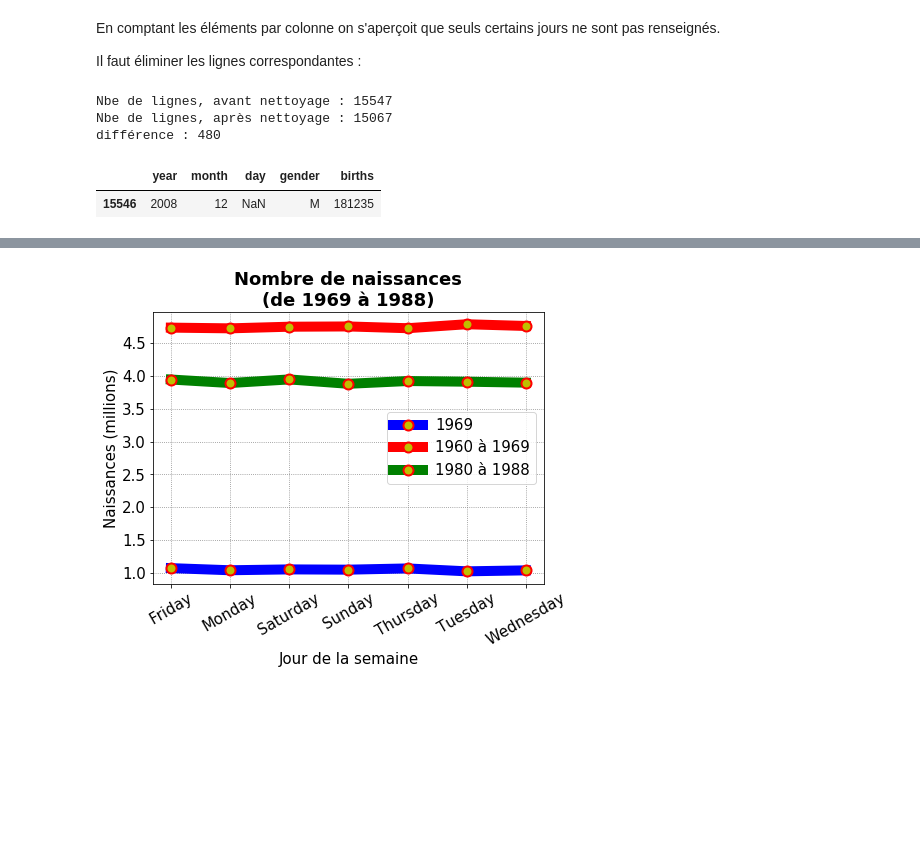
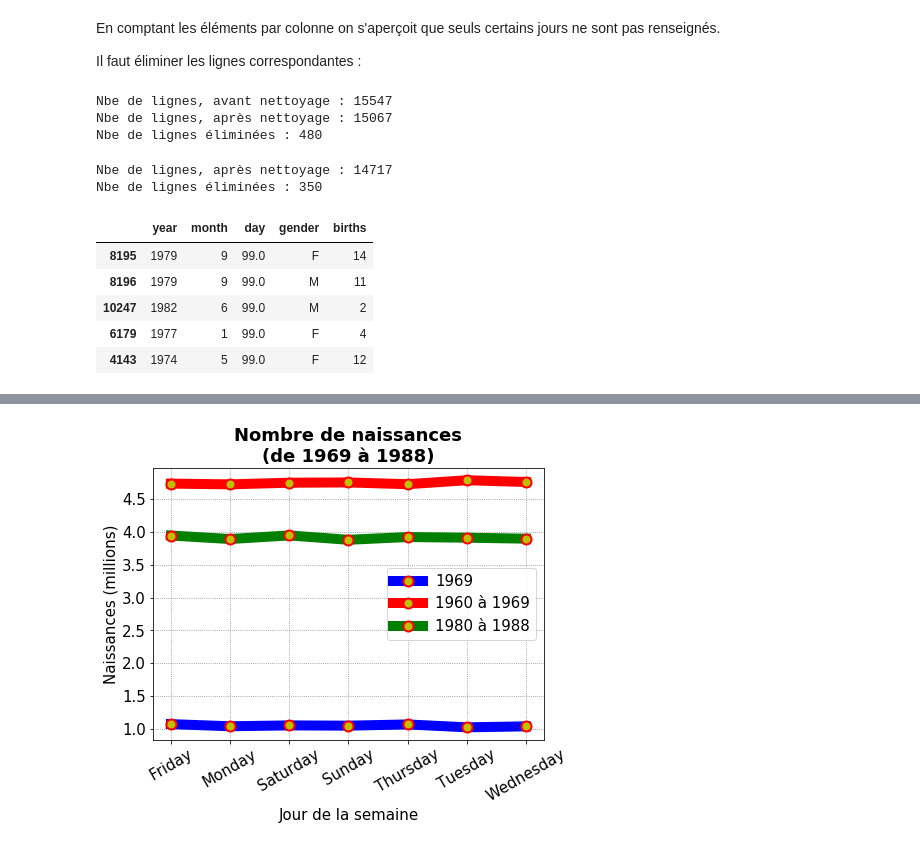
Before and after one commit to SmellyArmure/04-Jupyter, a Jupyter notebook: Exo-CartesVoeux/Exo-CartesVoeux.ipynb, the cells around one changed output, grey strips where cells are left out. Drawn from its saved outputs; the diff is of its cells as text; code cells hidden in the pictures; blank space fills up the shorter version.

```diff
--- a/Exo-CartesVoeux/Exo-CartesVoeux.ipynb
+++ b/Exo-CartesVoeux/Exo-CartesVoeux.ipynb
@@ -37,20 +37,37 @@ print("Nbe de lignes, avant nettoyage :" , birth_df0.index.size)
 birth_df1 = birth_df0.dropna(subset = ['year','month','day'], inplace=False)
 
 #index des lignes éliminées
-temp = list(set(birth_df0.index) - set(birth_df1.index))
+temp = np.array(list(set(birth_df0.index) - set(birth_df1.index)))
 
 # nbe de lignes après triage
 print("Nbe de lignes, après nettoyage :", birth_df1.index.size)
-print("Nbe de lignes éliminées :", len(temp))
+print("Nbe de lignes éliminées :", temp.size)
 # %% [output]
 Nbe de lignes, avant nettoyage : 15547
 Nbe de lignes, après nettoyage : 15067
-différence : 480
+Nbe de lignes éliminées : 480
-|  | year | month | day | gender | births |
-| 15546 | 2008 | 12 | NaN | M | 181235 |
 # %%
 # on garde seulement les lignes dont les jours sont compris entre 1 et 31
-cond_d = pd.Series([birth_df.day.values[i] in range (1,32) for i in range(len(birth_df.day))], \
-                   index = birth_df.day.index)
+cond_d = pd.Series([birth_df1.day.values[i] in range (1,32) for i in range(len(birth_df1.day))], \
+                   index = birth_df1.day.index)
 
-birth_df = birth_df.where(cond_d).dropna()
+birth_df2 = birth_df1.where(cond_d).dropna()
+
+
+#index des lignes éliminées
+temp = np.array(list(set(birth_df1.index) - set(birth_df2.index)))
+
+# nbe de lignes après triage
+print("Nbe de lignes, après nettoyage :", birth_df2.index.size)
+print("Nbe de lignes éliminées :", temp.size)
+
+birth_df0.iloc[temp].head(5)
+# %% [output]
+Nbe de lignes, après nettoyage : 14717
+Nbe de lignes éliminées : 350
+|  | year | month | day | gender | births |
+| 8195 | 1979 | 9 | 99.0 | F | 14 |
+| 8196 | 1979 | 9 | 99.0 | M | 11 |
+| 10247 | 1982 | 6 | 99.0 | M | 2 |
+| 6179 | 1977 | 1 | 99.0 | F | 4 |
+| 4143 | 1974 | 5 | 99.0 | F | 12 |
```
Also changed, not shown: parts of 12 cells of this notebook.
